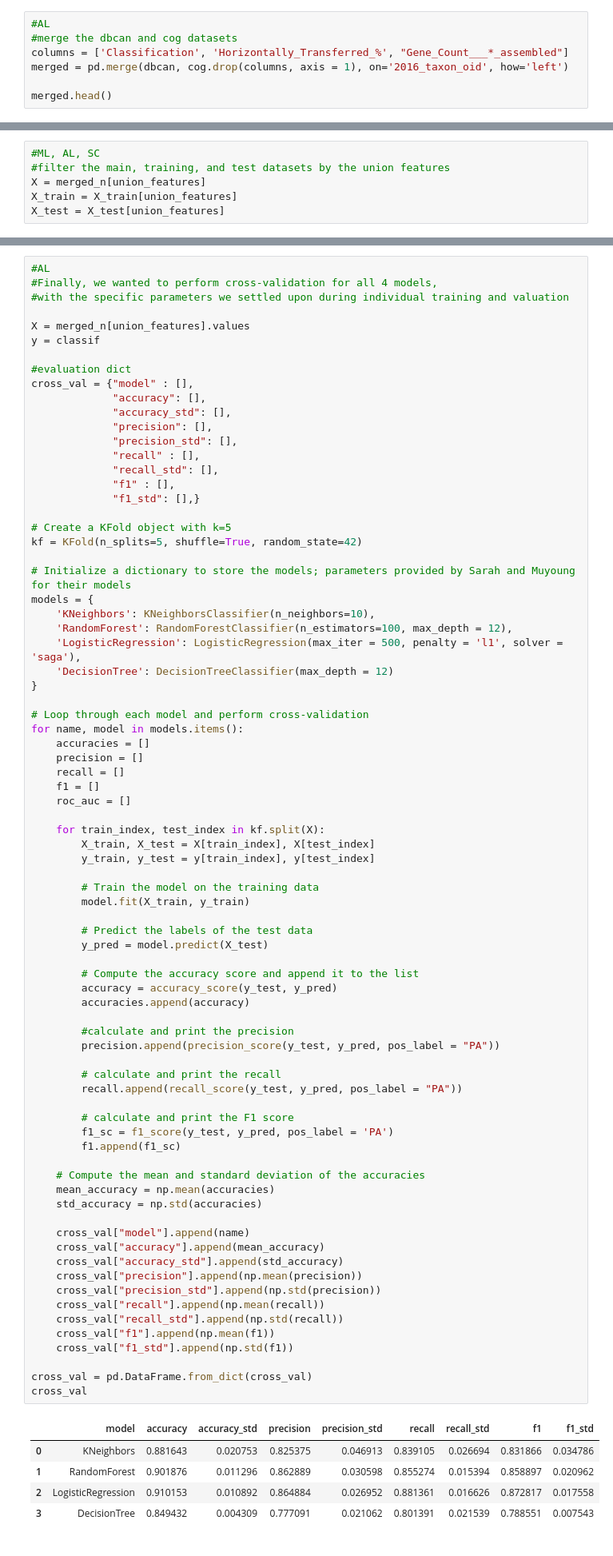
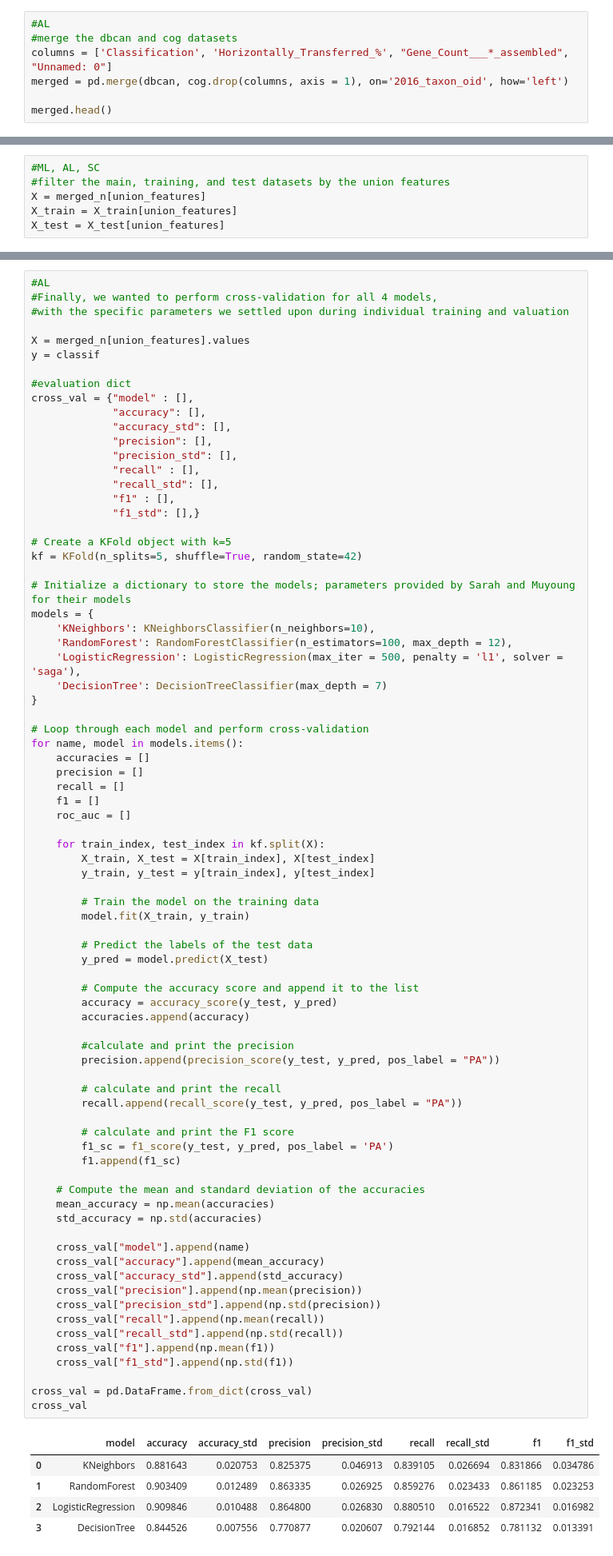
Before and after one commit to ajlukasiewicz/Team_9_MacLearn, a Jupyter notebook: Prediction_of_plant_associated_bacteria.ipynb, the cells around one changed output, grey strips where cells are left out. Shown at 80% size. Saved outputs shown, nothing was run; the diff lists cells and outputs as text.

```diff
--- a/Prediction_of_plant_associated_bacteria.ipynb
+++ b/Prediction_of_plant_associated_bacteria.ipynb
@@ -101,7 +102,7 @@ dbcan, soilcan = soilrm(dbcan)
 # %%
 #AL
 #merge the dbcan and cog datasets
-columns = ['Classification', 'Horizontally_Transferred_%', "Gene_Count___*_assembled"]
+columns = ['Classification', 'Horizontally_Transferred_%', "Gene_Count___*_assembled", "Unnamed: 0"]
 merged = pd.merge(dbcan, cog.drop(columns, axis = 1), on='2016_taxon_oid', how='left')
 
 merged.head()
@@ -348,7 +337,7 @@ models = {
     'KNeighbors': KNeighborsClassifier(n_neighbors=10),
     'RandomForest': RandomForestClassifier(n_estimators=100, max_depth = 12),
     'LogisticRegression': LogisticRegression(max_iter = 500, penalty = 'l1', solver = 'saga'),
-    'DecisionTree': DecisionTreeClassifier(max_depth = 12)
+    'DecisionTree': DecisionTreeClassifier(max_depth = 7)
 }
 
 # Loop through each model and perform cross-validation
@@ -375,36 +364,36 @@ for name, model in models.items():
 
         #calculate and print the precision
         precision.append(precision_score(y_test, y_pred, pos_label = "PA"))
 
         # calculate and print the recall
         recall.append(recall_score(y_test, y_pred, pos_label = "PA"))
 
         # calculate and print the F1 score
         f1_sc = f1_score(y_test, y_pred, pos_label = 'PA')
         f1.append(f1_sc)
 
     # Compute the mean and standard deviation of the accuracies
     mean_accuracy = np.mean(accuracies)
     std_accuracy = np.std(accuracies)
 
     cross_val["model"].append(name)
     cross_val["accuracy"].append(mean_accuracy)
     cross_val["accuracy_std"].append(std_accuracy)
     cross_val["precision"].append(np.mean(precision))
     cross_val["precision_std"].append(np.std(precision))
     cross_val["recall"].append(np.mean(recall))
     cross_val["recall_std"].append(np.std(recall))
     cross_val["f1"].append(np.mean(f1))
     cross_val["f1_std"].append(np.std(f1))
 
 cross_val = pd.DataFrame.from_dict(cross_val)
 cross_val
 # %% [output]
 |  | model | accuracy | accuracy_std | precision | precision_std | recall | recall_std | f1 | f1_std |
 | 0 | KNeighbors | 0.881643 | 0.020753 | 0.825375 | 0.046913 | 0.839105 | 0.026694 | 0.831866 | 0.034786 |
-| 1 | RandomForest | 0.901876 | 0.011296 | 0.862889 | 0.030598 | 0.855274 | 0.015394 | 0.858897 | 0.020962 |
-| 2 | LogisticRegression | 0.910153 | 0.010892 | 0.864884 | 0.026952 | 0.881361 | 0.016626 | 0.872817 | 0.017558 |
-| 3 | DecisionTree | 0.849432 | 0.004309 | 0.777091 | 0.021062 | 0.801391 | 0.021539 | 0.788551 | 0.007543 |
+| 1 | RandomForest | 0.903409 | 0.012489 | 0.863335 | 0.026925 | 0.859276 | 0.023433 | 0.861185 | 0.023253 |
+| 2 | LogisticRegression | 0.909846 | 0.010488 | 0.864800 | 0.026830 | 0.880510 | 0.016522 | 0.872341 | 0.016982 |
+| 3 | DecisionTree | 0.844526 | 0.007556 | 0.770877 | 0.020607 | 0.792144 | 0.016852 | 0.781132 | 0.013391 |
 # %%
 #SC
 #fitting and extracting top features from LR model
```
Also changed, not shown: parts of 12 cells of this notebook.
